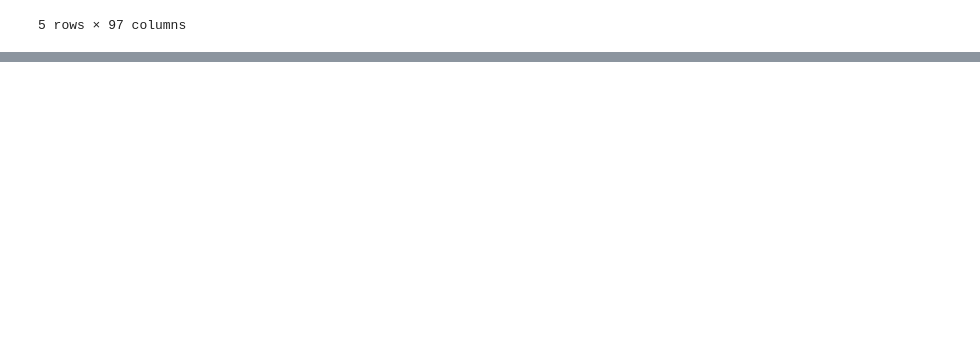
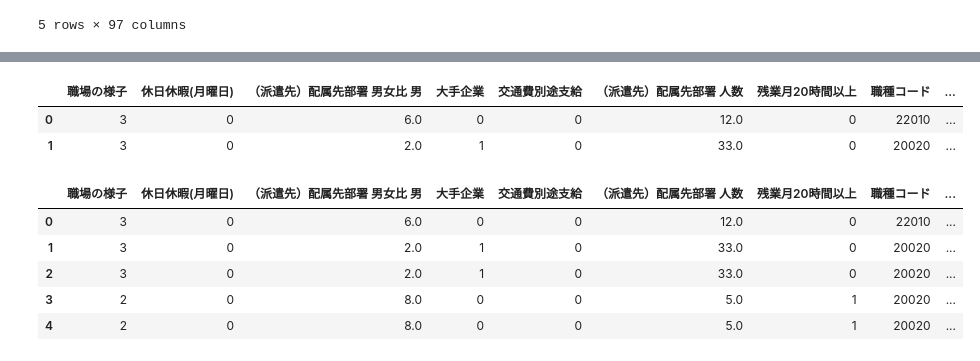
Before and after one commit to NatsukiH/apply_prediction, a Jupyter notebook: application_predict.ipynb, the cells around one changed output, grey strips where cells are left out. Drawn from its saved outputs; the diff is of its cells as text; code cells hidden in the pictures; blank space fills up the shorter version.

```diff
--- a/application_predict.ipynb
+++ b/application_predict.ipynb
@@ -282,0 +376,3 @@ a_dropna_2.tail()
+# %%
+a_dropna_4 = a_dropna_3.drop(["休日休暇　備考", "期間・時間　勤務時間", "お仕事名", "（派遣先）配属先部署", "仕事内容",  "応募資格", "派遣会社のうれしい特典", "お仕事のポイント（仕事PR）", "（派遣先）職場の雰囲気", "給与/交通費　備考"], axis=1)
+a_dropna_4.head(2)
@@ -282,0 +383,3 @@ a_dropna_2.tail()
+# %%
+a_dropna_4 = a_dropna_4.drop(["勤務地　最寄駅2（駅名）", "勤務地　最寄駅2（沿線名）"], axis=1)
+a_dropna_4.head(2)
@@ -282,0 +458,22 @@ a_dropna_2.tail()
+# %%
+a_dropna_5 = a_dropna_4.drop(["勤務地　備考", "期間・時間　勤務開始日", "勤務地　最寄駅1（沿線名）", "勤務地　最寄駅1（駅名）", "掲載期間　終了日"], axis=1)
+a_dropna_5.head(2)
+# %% [output]
+|  | 職場の様子 | 休日休暇(月曜日) | （派遣先）配属先部署 男女比 男 | 大手企業 | 交通費別途支給 | （派遣先）配属先部署 人数 | 残業月20時間以上 | 職種コード | ... |
+| 0 | 3 | 0 | 6.0 | 0 | 0 | 12.0 | 0 | 22010 | ... |
+| 1 | 3 | 0 | 2.0 | 1 | 0 | 33.0 | 0 | 20020 | ... |
+# %%
+# 掲載開始日を０，１にエンコード
+day_mapping = {"2019/11/27": 0, "2019/9/25": 1}
+a_dropna_5["掲載期間　開始日"] = a_dropna_5['掲載期間　開始日'].map(day_mapping)
+# %%
+func = lambda x: int(x[:3])
+a_dropna_5["拠点番号"] = a_dropna_5["拠点番号"].map(func)
+a_dropna_5.head()
+# %% [output]
+|  | 職場の様子 | 休日休暇(月曜日) | （派遣先）配属先部署 男女比 男 | 大手企業 | 交通費別途支給 | （派遣先）配属先部署 人数 | 残業月20時間以上 | 職種コード | ... |
+| 0 | 3 | 0 | 6.0 | 0 | 0 | 12.0 | 0 | 22010 | ... |
+| 1 | 3 | 0 | 2.0 | 1 | 0 | 33.0 | 0 | 20020 | ... |
+| 2 | 3 | 0 | 2.0 | 1 | 0 | 33.0 | 0 | 20020 | ... |
+| 3 | 2 | 0 | 8.0 | 0 | 0 | 5.0 | 1 | 20020 | ... |
+| 4 | 2 | 0 | 8.0 | 0 | 0 | 5.0 | 1 | 20020 | ... |
```
Also changed, not shown: parts of 18 cells of this notebook.
